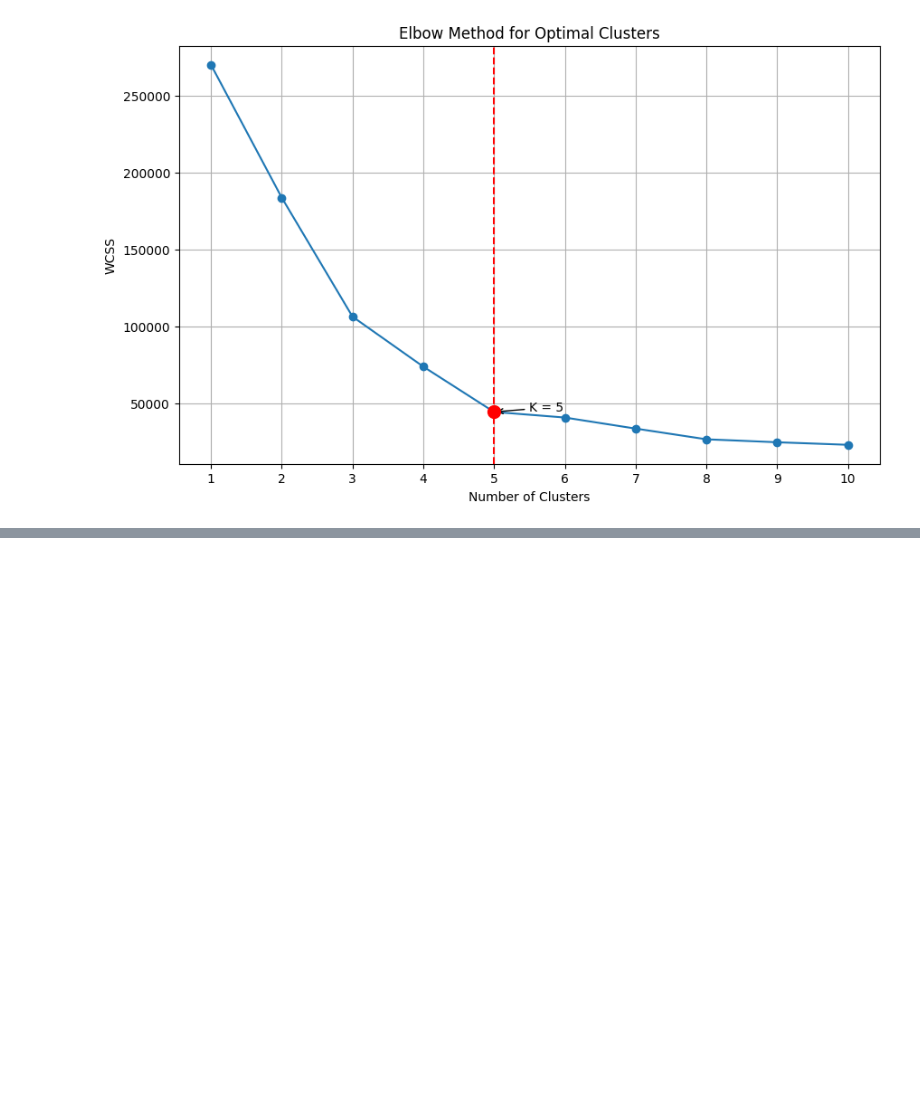
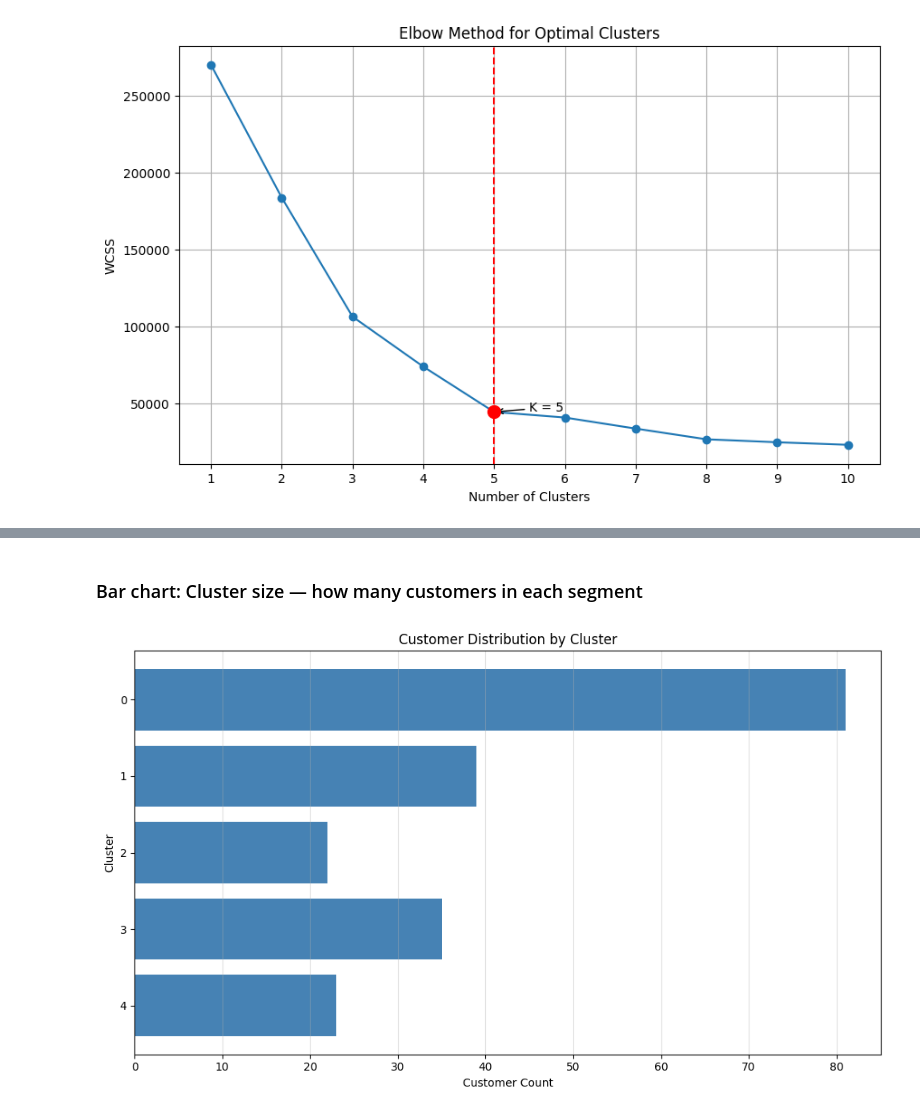
Before and after one commit to VaibhavNileshKumarDave/synent-task6-customersegmentation-vaibhav-dave, a Jupyter notebook: notebooks/Mall_Customers.ipynb, the cells around one changed output, grey strips where cells are left out. Saved outputs shown, nothing was run; the diff lists cells and outputs as text; code cells hidden in the pictures; blank space fills up the shorter version.

```diff
--- a/notebooks/Mall_Customers.ipynb
+++ b/notebooks/Mall_Customers.ipynb
@@ -135,0 +183,23 @@ plt.show()
+# %% [markdown]
+### Bar chart: Cluster size — how many customers in each segment
+# %%
+mall_customers
+cluster_count = (
+    mall_customers
+    .groupby('Cluster')['CustomerID']
+    .count()
+    .reset_index(name='Customer_Count')
+    .sort_values(by='Customer_Count', ascending=False)
+)
+plt.figure(figsize=(10, 6))
+plt.barh(cluster_count["Cluster"], cluster_count["Customer_Count"], color='steelblue')
+plt.grid(axis='x', alpha=0.4)
+plt.xlabel("Customer Count")
+plt.ylabel("Cluster")
+plt.title("Customer Distribution by Cluster")
+plt.gca().invert_yaxis()
+plt.tight_layout()
+plt.savefig("../outputs/customer_distribution_by_cluster.png", dpi=150)
+plt.show()
+# %% [output]
+[figure, added]
```
Also changed, not shown: parts of 6 cells of this notebook, 1 other file.
